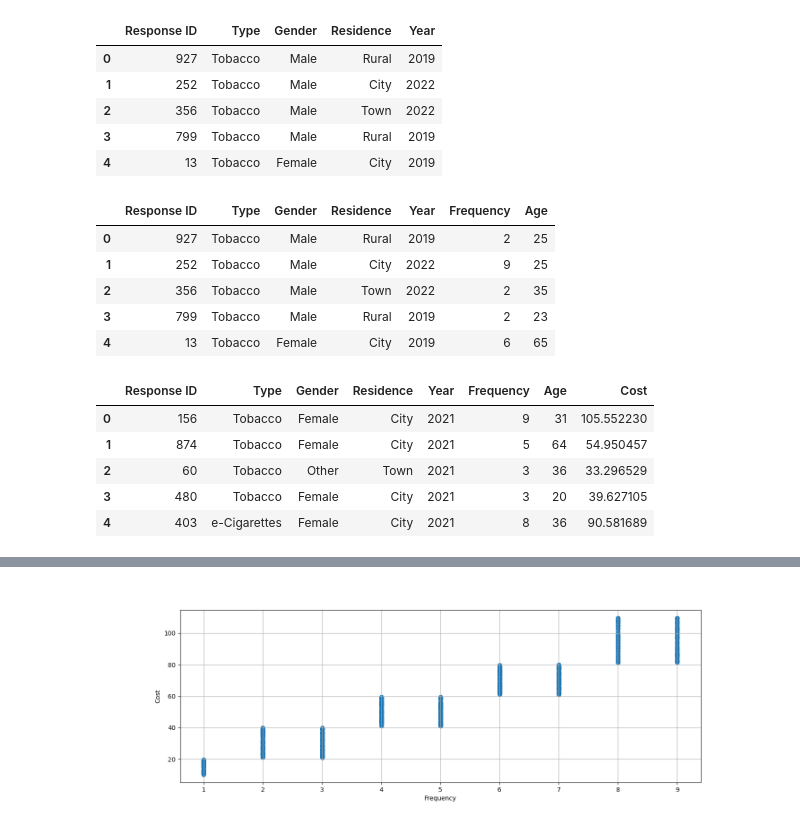
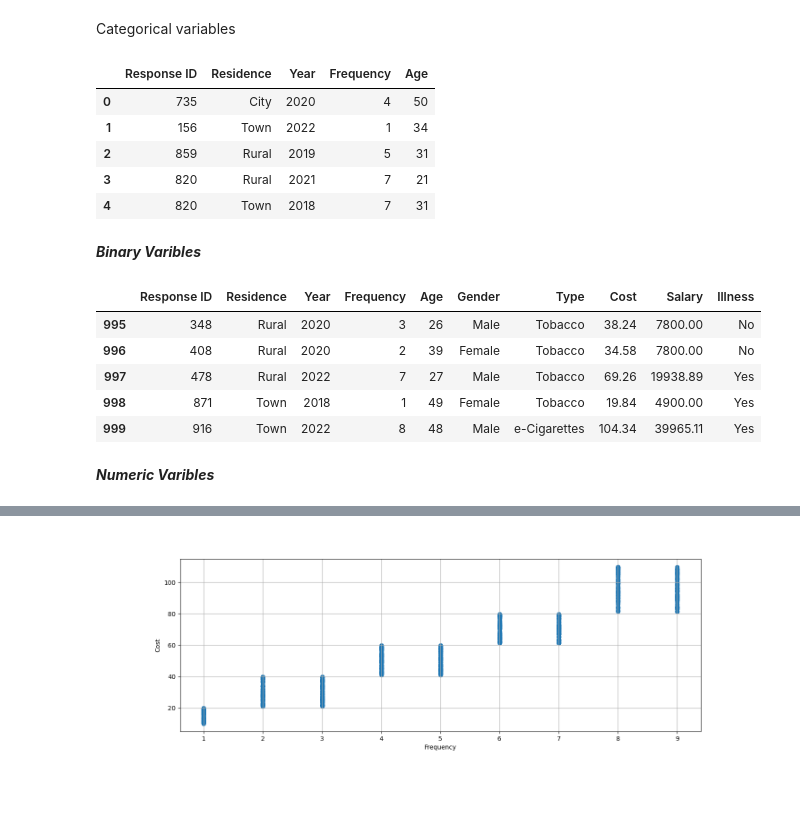
Before and after one commit to MSoD1/Programming-for-Data-Analysis, a Jupyter notebook: Project1_Synthesis_Data.ipynb, the cells around one changed output, grey strips where cells are left out. Saved outputs shown, nothing was run; the diff lists cells and outputs as text; code cells hidden in the pictures; blank space fills up the shorter version.

```diff
--- a/Project1_Synthesis_Data.ipynb
+++ b/Project1_Synthesis_Data.ipynb
@@ -28,6 +34,0 @@ df.head()
-# %%
-df['Type'] = np.random.choice(["Tobacco","e-Cigarettes"], size=dataset, p=[.695,.305])
-df['Gender'] = np.random.choice(["Male","Female", "Other"], size=dataset, p=[.45,.45,.1])
-df['Residence'] = np.random.choice(["City","Town", "Rural"], size=dataset, p=[.37,.42,.21])
-
-df.head()
@@ -41,25 +35,34 @@ df.head()
-# %%
-df['Year'] = np.random.choice(["2022","2019"], size=dataset)
-
-df.head()
-# %% [output]
-|  | Response ID | Type | Gender | Residence | Year |
-| 0 | 927 | Tobacco | Male | Rural | 2019 |
-| 1 | 252 | Tobacco | Male | City | 2022 |
-| 2 | 356 | Tobacco | Male | Town | 2022 |
-| 3 | 799 | Tobacco | Male | Rural | 2019 |
-| 4 | 13 | Tobacco | Female | City | 2019 |
+# %% [markdown]
+Categorical variables
 # %%
+df['Residence'] = np.random.choice(["City","Town", "Rural"], size=dataset, p=[.37,.42,.21])
+df['Year'] = np.random.choice([2018, 2019, 2020, 2021, 2022], size=dataset, p=[.2,.2,.2,.2,.2])
 df['Frequency'] = np.random.randint(1,10 , dataset)
-df['Age'] = np.random.randint(18,70 , dataset)
+df['Age'] = np.random.randint(low=17, high=60, size=dataset)
 df.head()
 # %% [output]
-|  | Response ID | Type | Gender | Residence | Year | Frequency | Age |
-| 0 | 927 | Tobacco | Male | Rural | 2019 | 2 | 25 |
-| 1 | 252 | Tobacco | Male | City | 2022 | 9 | 25 |
-| 2 | 356 | Tobacco | Male | Town | 2022 | 2 | 35 |
-| 3 | 799 | Tobacco | Male | Rural | 2019 | 2 | 23 |
-| 4 | 13 | Tobacco | Female | City | 2019 | 6 | 65 |
+|  | Response ID | Residence | Year | Frequency | Age |
+| 0 | 735 | City | 2020 | 4 | 50 |
+| 1 | 156 | Town | 2022 | 1 | 34 |
+| 2 | 859 | Rural | 2019 | 5 | 31 |
+| 3 | 820 | Rural | 2021 | 7 | 21 |
+| 4 | 820 | Town | 2018 | 7 | 31 |
+# %% [markdown]
+<em><strong>Binary Varibles</strong></em>
+# %%
+df['Gender'] = np.random.choice(["Male","Female"], size=dataset)
+df['Illness'] = np.random.choice(["Yes","No"], size=dataset)
+df['Type'] = np.random.choice(["Tobacco","e-Cigarettes"], size=dataset, p=[.695,.305])
+df.tail()
+# %% [output]
+|  | Response ID | Residence | Year | Frequency | Age | Gender | Type | Cost | Salary | Illness |
+| 995 | 348 | Rural | 2020 | 3 | 26 | Male | Tobacco | 38.24 | 7800.00 | No |
+| 996 | 408 | Rural | 2020 | 2 | 39 | Female | Tobacco | 34.58 | 7800.00 | No |
+| 997 | 478 | Rural | 2022 | 7 | 27 | Male | Tobacco | 69.26 | 19938.89 | Yes |
+| 998 | 871 | Town | 2018 | 1 | 49 | Female | Tobacco | 19.84 | 4900.00 | Yes |
+| 999 | 916 | Town | 2022 | 8 | 48 | Male | e-Cigarettes | 104.34 | 39965.11 | Yes |
+# %% [markdown]
+<em><strong>Numeric Varibles</strong></em>
 # %%
 cost = []
 for row in df['Frequency']:
@@ -71,14 +74,5 @@ for row in df['Frequency']:
 # %%
 df['Cost'] = cost
-# %%
-df.head()
-# %% [output]
-|  | Response ID | Type | Gender | Residence | Year | Frequency | Age | Cost |
-| 0 | 156 | Tobacco | Female | City | 2021 | 9 | 31 | 105.552230 |
-| 1 | 874 | Tobacco | Female | City | 2021 | 5 | 64 | 54.950457 |
-| 2 | 60 | Tobacco | Other | Town | 2021 | 3 | 36 | 33.296529 |
-| 3 | 480 | Tobacco | Female | City | 2021 | 3 | 20 | 39.627105 |
-| 4 | 403 | e-Cigarettes | Female | City | 2021 | 8 | 36 | 90.581689 |
 # %%
 df.loc[df['Frequency'] <= 5, 'Salary'] = df['Frequency']*df['Age']*100
 df.loc[df['Frequency'] > 5, 'Salary'] = df['Frequency']*df['Age']*100 + df['Cost']*15
```
Also changed, not shown: parts of 23 cells of this notebook.
